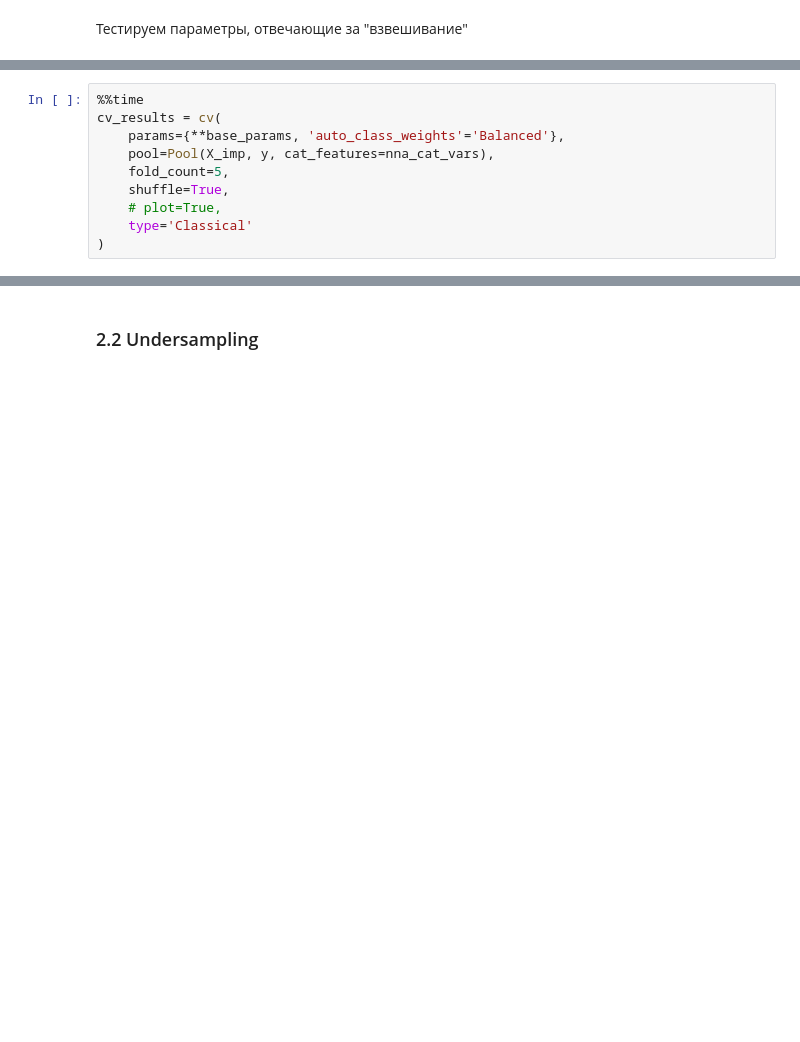
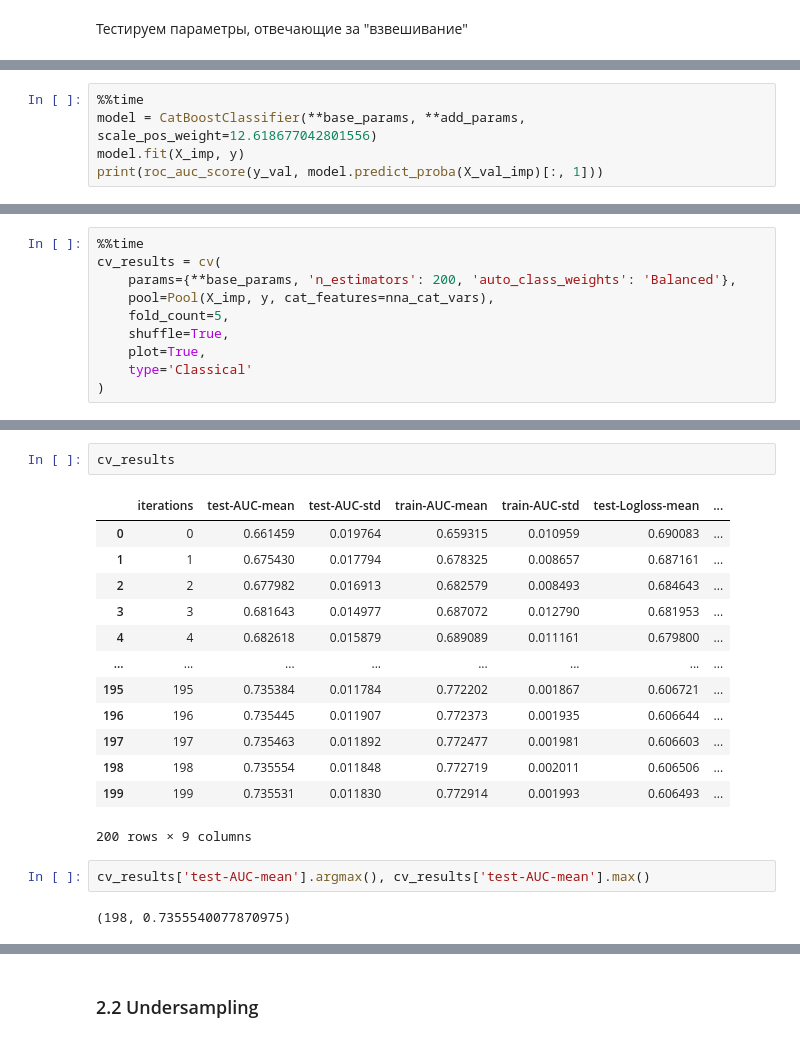
Before and after one commit to Uniholder/Specialization-Yandex-MIPT, a Jupyter notebook: 6_Final_projects/2_churn_prediction/week_5.ipynb, the cells around one changed output, grey strips where cells are left out. Cells and saved outputs as stored; diff of their text form; blank space fills up the shorter version.

```diff
--- a/6_Final_projects/2_churn_prediction/week_5.ipynb
+++ b/6_Final_projects/2_churn_prediction/week_5.ipynb
@@ -275,0 +345,5 @@ pipeline = SklPipeline([
+# %%
+%%time
+model = CatBoostClassifier(**base_params, **add_params, scale_pos_weight=12.618677042801556)
+model.fit(X_imp, y)
+print(roc_auc_score(y_val, model.predict_proba(X_val_imp)[:, 1]))
@@ -276,10 +356,10 @@ pipeline = SklPipeline([
 # %%
 %%time
 cv_results = cv(
-    params={**base_params, 'auto_class_weights'='Balanced'},
+    params={**base_params, 'n_estimators': 200, 'auto_class_weights': 'Balanced'},
     pool=Pool(X_imp, y, cat_features=nna_cat_vars),
     fold_count=5,
     shuffle=True,
-    # plot=True,
+    plot=True,
     type='Classical'
 )
@@ -286,2 +370,22 @@ cv_results = cv(
+# %%
+cv_results
+# %% [output]
+|  | iterations | test-AUC-mean | test-AUC-std | train-AUC-mean | train-AUC-std | test-Logloss-mean | ... |
+| 0 | 0 | 0.661459 | 0.019764 | 0.659315 | 0.010959 | 0.690083 | ... |
+| 1 | 1 | 0.675430 | 0.017794 | 0.678325 | 0.008657 | 0.687161 | ... |
+| 2 | 2 | 0.677982 | 0.016913 | 0.682579 | 0.008493 | 0.684643 | ... |
+| 3 | 3 | 0.681643 | 0.014977 | 0.687072 | 0.012790 | 0.681953 | ... |
+| 4 | 4 | 0.682618 | 0.015879 | 0.689089 | 0.011161 | 0.679800 | ... |
+| ... | ... | ... | ... | ... | ... | ... | ... |
+| 195 | 195 | 0.735384 | 0.011784 | 0.772202 | 0.001867 | 0.606721 | ... |
+| 196 | 196 | 0.735445 | 0.011907 | 0.772373 | 0.001935 | 0.606644 | ... |
+| 197 | 197 | 0.735463 | 0.011892 | 0.772477 | 0.001981 | 0.606603 | ... |
+| 198 | 198 | 0.735554 | 0.011848 | 0.772719 | 0.002011 | 0.606506 | ... |
+| 199 | 199 | 0.735531 | 0.011830 | 0.772914 | 0.001993 | 0.606493 | ... |
+200 rows × 9 columns
+# %%
+cv_results['test-AUC-mean'].argmax(), cv_results['test-AUC-mean'].max()
+# %% [output]
+(198, 0.7355540077870975)
 # %%
 %%time
```
Also changed, not shown: parts of 103 cells of this notebook, 21 other files.
